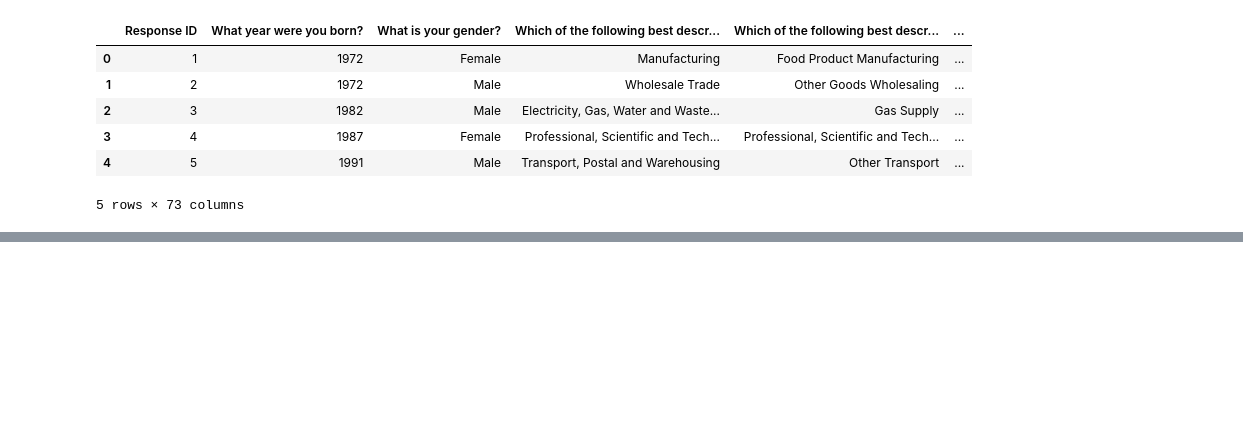
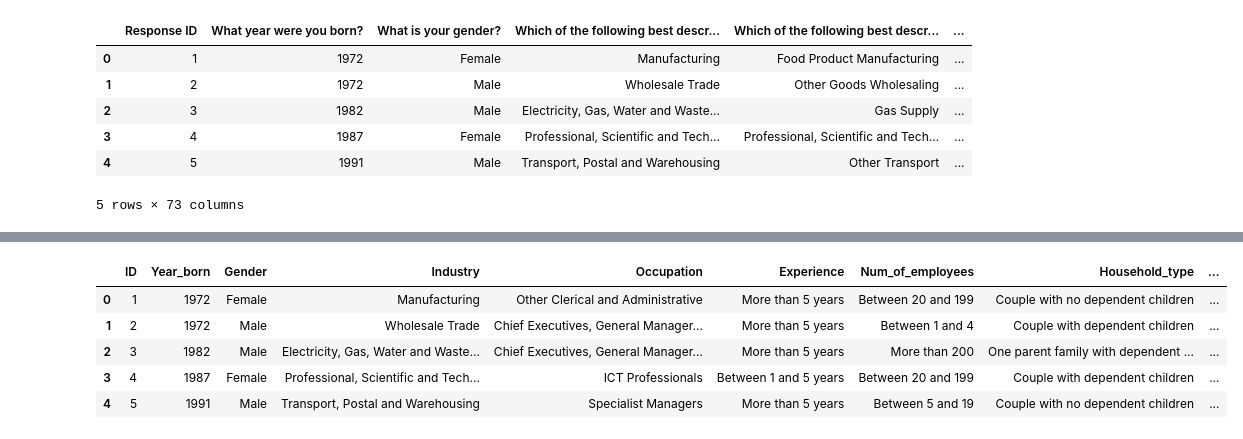
Before and after one commit to hthelander/Project-2, a Jupyter notebook: cleandata2020.ipynb, the cells around one changed output, grey strips where cells are left out. Saved outputs shown, nothing was run; the diff lists cells and outputs as text; code cells hidden in the pictures; blank space fills up the shorter version.

```diff
--- a/cleandata2020.ipynb
+++ b/cleandata2020.ipynb
@@ -54,0 +145,44 @@ cleandata2020_df
+# %%
+rws_2020 = cleandata2020_df[['ID',
+                             'Year_born',
+                             'Gender',
+                             'Industry',
+                             'Occupation',
+                             'Experience',
+                             'Num_of_employees',
+                             'Household_type',
+                             'Proximity',
+                             'Remote_work_last_year',
+                             'Remote_work_last_quarter',
+                             'Last_year_remote_preference',
+                             'Last_quarter_remote_preference',
+                             'Future_remote_preference',
+                             'Productivity',
+                                  ]]
+# %%
+rws_2021 = cleandata2021_df[['ID',
+                             'Year_born',
+                             'Gender',
+                             'Industry',
+                             'Occupation',
+                             'Experience',
+                             'Num_of_employees',
+                             'Household_type',
+                             'Proximity',
+                             'Remote_work_last_year',
+                             'Remote_work_last_quarter',
+                             'Last_year_remote_preference',
+                             'Last_quarter_remote_preference',
+                             'Future_remote_preference',
+                             'Productivity'
+                                ]]
+# %%
+remote_work_comb_df = pd.concat([rws_2020,rws_2021])
+remote_work_comb_df.head()
+# %% [output]
+|  | ID | Year_born | Gender | Industry | Occupation | Experience | Num_of_employees | Household_type | ... |
+| 0 | 1 | 1972 | Female | Manufacturing | Other Clerical and Administrative | More than 5 years | Between 20 and 199 | Couple with no dependent children | ... |
+| 1 | 2 | 1972 | Male | Wholesale Trade | Chief Executives, General Manager... | More than 5 years | Between 1 and 4 | Couple with dependent children | ... |
+| 2 | 3 | 1982 | Male | Electricity, Gas, Water and Waste... | Chief Executives, General Manager... | More than 5 years | More than 200 | One parent family with dependent ... | ... |
+| 3 | 4 | 1987 | Female | Professional, Scientific and Tech... | ICT Professionals | Between 1 and 5 years | Between 20 and 199 | Couple with dependent children | ... |
+| 4 | 5 | 1991 | Male | Transport, Postal and Warehousing | Specialist Managers | More than 5 years | Between 5 and 19 | Couple with no dependent children | ... |
```
Also changed, not shown: parts of 14 cells of this notebook, 9 other files.
